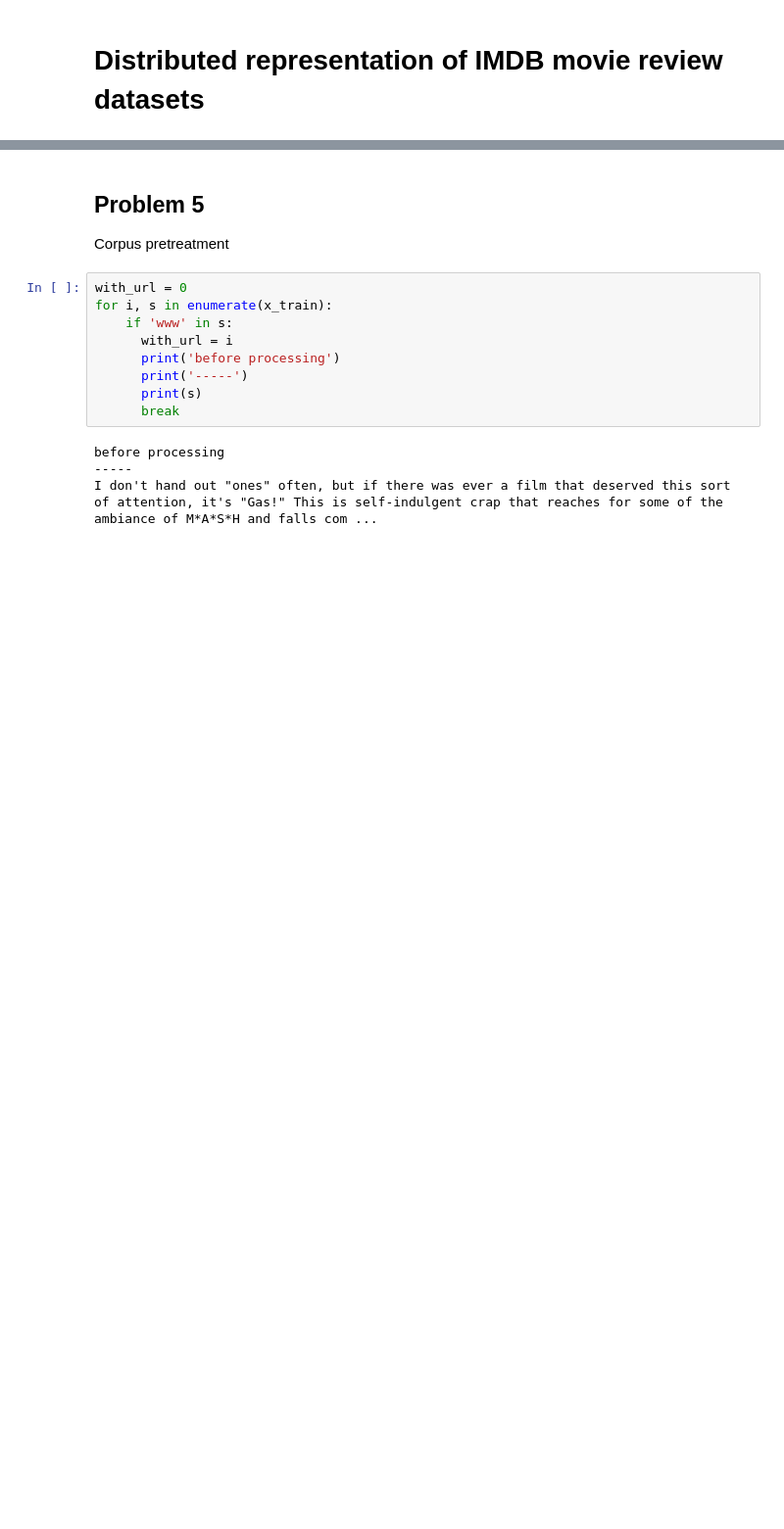
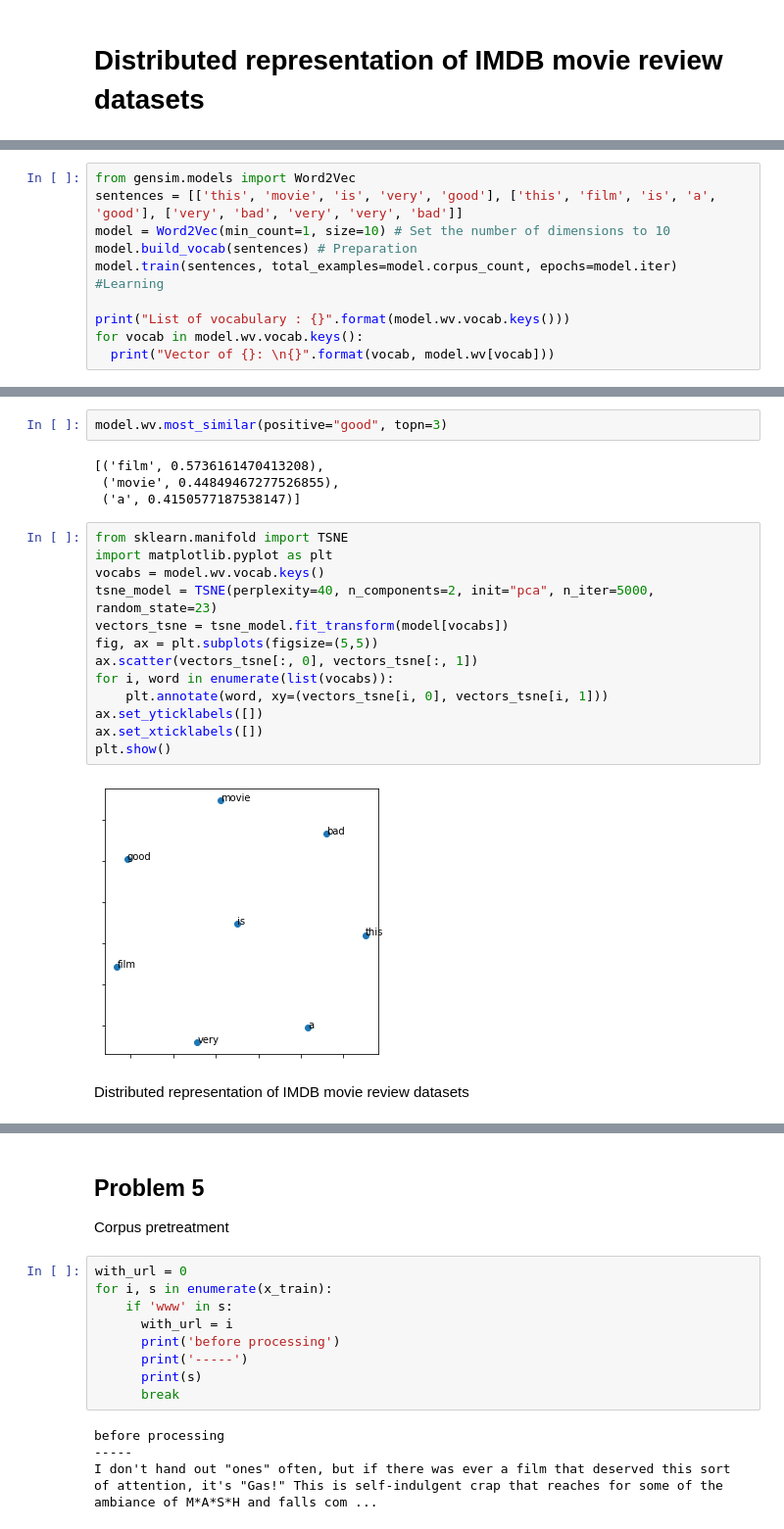
Before and after one commit to Mochismo/LearnPython, a Jupyter notebook: 38_Natural_Language_Processing.ipynb, the cells around one changed output, grey strips where cells are left out. Shown at 98% size. Cells and saved outputs as stored; diff of their text form; blank space fills up the shorter version.

```diff
--- a/38_Natural_Language_Processing.ipynb
+++ b/38_Natural_Language_Processing.ipynb
@@ -261,0 +241,10 @@ model_2.train(x_train, total_examples=model_2.corpus_count, epochs=model_2.iter)
+# %%
+from gensim.models import Word2Vec
+sentences = [['this', 'movie', 'is', 'very', 'good'], ['this', 'film', 'is', 'a', 'good'], ['very', 'bad', 'very', 'very', 'bad']]
+model = Word2Vec(min_count=1, size=10) # Set the number of dimensions to 10
+model.build_vocab(sentences) # Preparation
+model.train(sentences, total_examples=model.corpus_count, epochs=model.iter) #Learning
+
+print("List of vocabulary : {}".format(model.wv.vocab.keys()))
+for vocab in model.wv.vocab.keys():
+  print("Vector of {}: \n{}".format(vocab, model.wv[vocab]))
@@ -261,0 +269,23 @@ model_2.train(x_train, total_examples=model_2.corpus_count, epochs=model_2.iter)
+# %%
+model.wv.most_similar(positive="good", topn=3)
+# %% [output]
+[('film', 0.5736161470413208),
+ ('movie', 0.44849467277526855),
+ ('a', 0.4150577187538147)]
+# %%
+from sklearn.manifold import TSNE
+import matplotlib.pyplot as plt
+vocabs = model.wv.vocab.keys()
+tsne_model = TSNE(perplexity=40, n_components=2, init="pca", n_iter=5000, random_state=23)
+vectors_tsne = tsne_model.fit_transform(model[vocabs])
+fig, ax = plt.subplots(figsize=(5,5))
+ax.scatter(vectors_tsne[:, 0], vectors_tsne[:, 1])
+for i, word in enumerate(list(vocabs)):
+    plt.annotate(word, xy=(vectors_tsne[i, 0], vectors_tsne[i, 1]))
+ax.set_yticklabels([])
+ax.set_xticklabels([])
+plt.show()
+# %% [output]
+[figure, added]
+# %% [markdown]
+Distributed representation of IMDB movie review datasets
```
Also changed, not shown: parts of 14 cells of this notebook.
